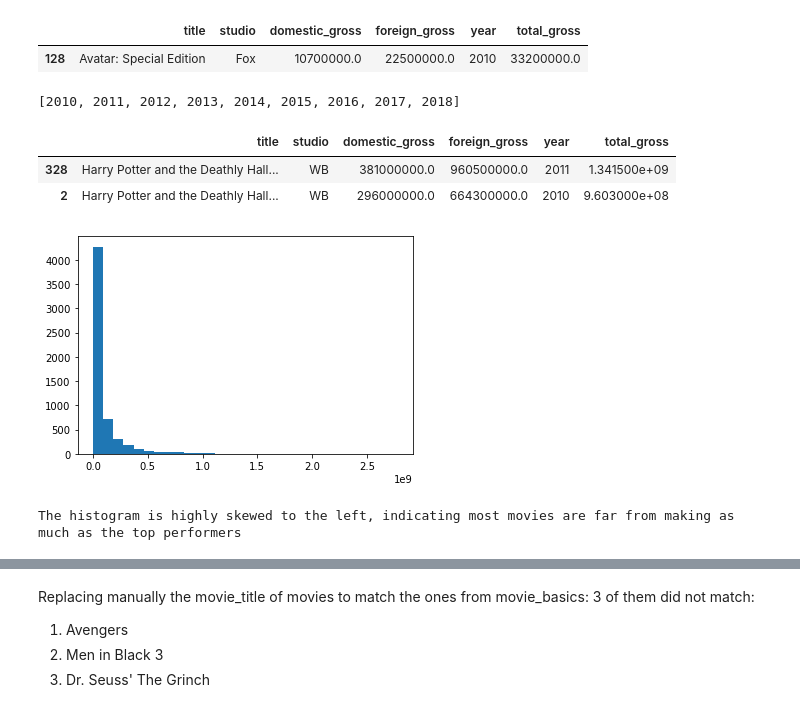
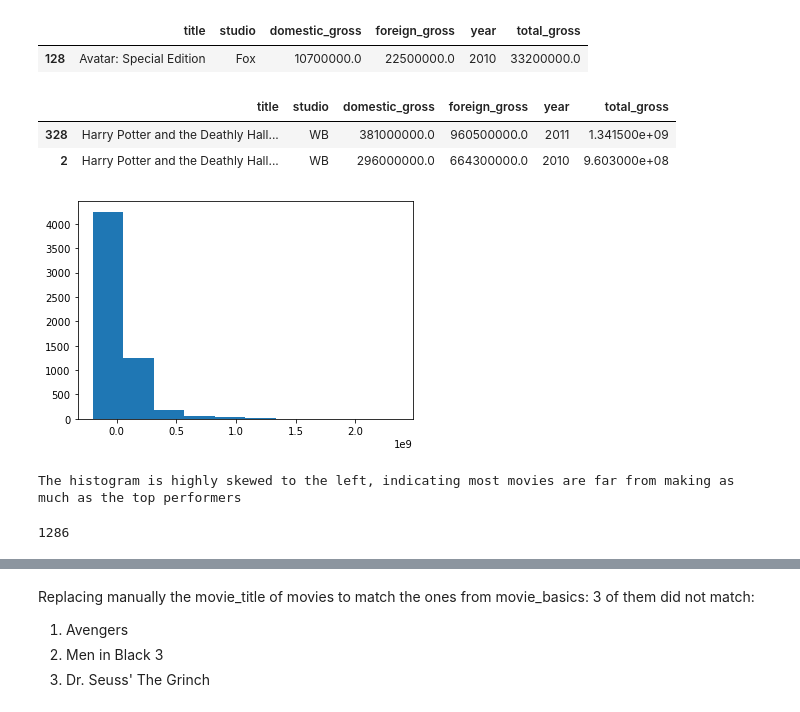
Before and after one commit to AlbaneCM/MicrosoftMovieAnalysis, a Jupyter notebook: microsoft-movie-analysis.ipynb, the cells around one changed output, grey strips where cells are left out. Cells and saved outputs as stored; diff of their text form; code cells hidden in the pictures.

Commit message:
created top movies dataframe for analysis

```diff
--- a/microsoft-movie-analysis.ipynb
+++ b/microsoft-movie-analysis.ipynb
@@ -764,9 +719,9 @@ memory usage: 271.2+ KB
 columns_to_integers = ["production_budget" , "domestic_gross", "worldwide_gross"]
 
 for column in columns_to_integers:
-    df_movie_budgets[column] = df_movie_budgets[column].astype(str).str.replace(",", '').str.replace("$", "").astype(np.int)
+    df_tn[column] = df_tn[column].astype(str).str.replace(",", '').str.replace("$", "").astype(np.int)
 
-df_movie_budgets
+df_tn
 # %% [output]
 |  | id | release_date | movie | production_budget | domestic_gross | worldwide_gross |
 | 0 | 1 | Dec 18, 2009 | Avatar | 425000000 | 760507625 | 2776345279 |
@@ -783,0 +741,6 @@ df_movie_budgets
+# %%
+# Create year column
+
+df_tn["worldwide_profit"] = df_tn["worldwide_gross"] - df_tn["production_budget"]
+
+df_tn["worldwide_profit"]
@@ -784,9 +760,9 @@ df_movie_budgets
 # %%
-# Create year column
+# Create profit column
 
-df_movie_budgets["year"] = df_movie_budgets["release_date"].str[-4:].astype(int)
+df_tn["year"] = df_tn["release_date"].str[-4:].astype(int)
 
-df_movie_budgets["year"]
+df_tn["year"]
 # %% [output]
 0       2009
 1       2011
@@ -861,6 +826,6 @@ df_movie_gross
 But according to the Numbers, Avatar and Titanic are first
 # %%
 # Sorting by highest total profit generated by movies
-df_movie_budgets.sort_values(by=["worldwide_gross"], ascending=False, inplace=True)
-df_movie_budgets
+df_tn.sort_values(by=["worldwide_profit"], ascending=False, inplace=True)
+df_tn
 # %% [output]
@@ -887,8 +852,6 @@ df_movie_gross[df_movie_gross["title"].str.contains("Avatar")]
 |  | title | studio | domestic_gross | foreign_gross | year | total_gross |
 | 128 | Avatar: Special Edition | Fox | 10700000.0 | 22500000.0 | 2010 | 33200000.0 |
 # %%
-years_bom = df_movie_gross["year"].unique().tolist()
-sorted(years_bom)
+years_bom = df_bom["year"].unique().tolist()
+# sorted(years_bom)
-# %% [output]
-[2010, 2011, 2012, 2013, 2014, 2015, 2016, 2017, 2018]
 # %%
@@ -905,14 +868,14 @@ df_movie_gross[df_movie_gross["title"].str.contains("Harry Potter")]
 # It contains movies from 1915 to 2020, while BOM data only contains data from 2010 to 2018.
 # %%
 # See distribution through histograms to determine which movies to focus on
-x = df_movie_budgets["worldwide_gross"]
-# y = df_movie_budgets["id"]
-num_bins = 30
+x = df_tn["worldwide_profit"]
+# y = df_tn["id"]
+num_bins = 10
 plt.hist(x, num_bins)
 plt.show()
 
 print("The histogram is highly skewed to the left, indicating most movies are far from making as much as the top performers ")
 # %% [output]
-[figure, old version]
+[figure, new version]
 The histogram is highly skewed to the left, indicating most movies are far from making as much as the top performers
 # %%
@@ -919,0 +883,5 @@ The histogram is highly skewed to the left, indicating most movies are far from
+# %%
+df_top_tn = df_tn[(df_tn["worldwide_profit"] > 500000) & (df_tn["year"] > 2009)]
+len(df_top_tn)
+# %% [output]
+1286
```
Also changed, not shown: parts of 127 cells of this notebook, 1 other file.
